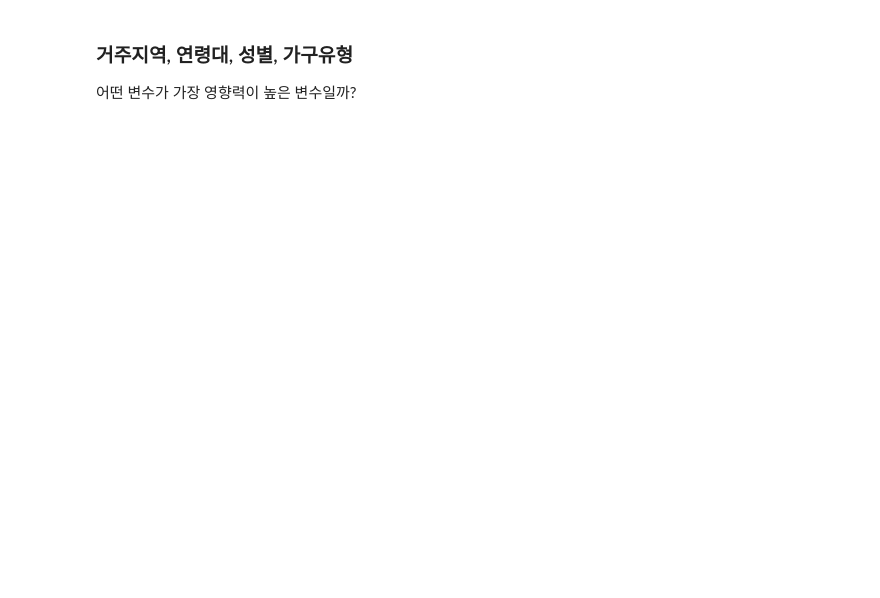
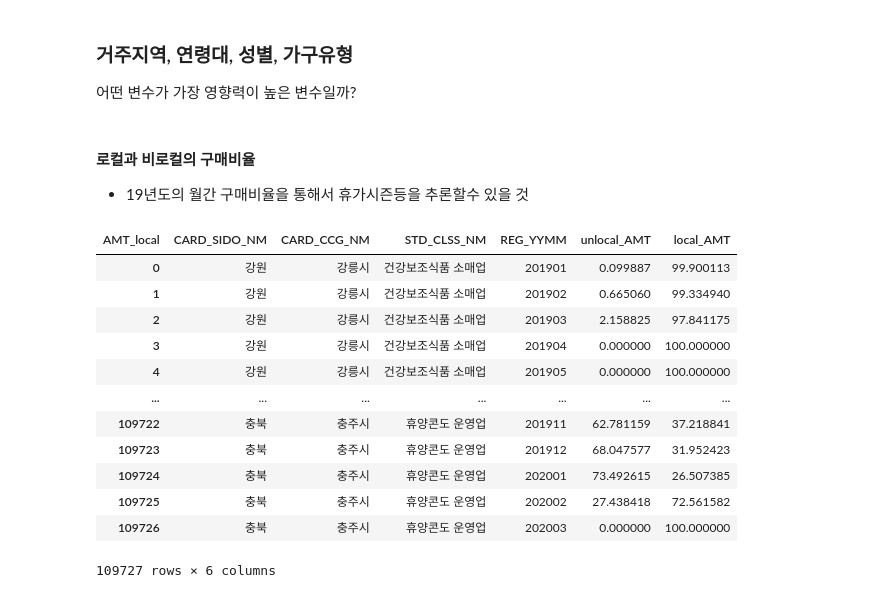
Before and after one commit to starlidust/jeju_creditcard, a Jupyter notebook: EDA_진행중.ipynb, the cells around one changed output. Saved outputs shown, nothing was run; the diff lists cells and outputs as text; code cells hidden in the pictures; blank space fills up the shorter version.

```diff
--- a/EDA_진행중.ipynb
+++ b/EDA_진행중.ipynb
@@ -906,3 +906,34 @@ sido_df
 # %% [markdown]
 ### 거주지역, 연령대, 성별, 가구유형
 어떤 변수가 가장 영향력이 높은 변수일까?
+# %% [markdown]
+#### 로컬과 비로컬의 구매비율
+* 19년도의 월간 구매비율을 통해서 휴가시즌등을 추론할수 있을 것
+# %%
+def local_rate(data):
+    data.loc[train.CARD_CCG_NM == train.HOM_CCG_NM,'AMT_local'] = 1
+    data.loc[train.CARD_CCG_NM != train.HOM_CCG_NM,'AMT_local'] = 0
+    sample = data.pivot_table(index = ['CARD_SIDO_NM','CARD_CCG_NM','STD_CLSS_NM','REG_YYMM'],columns = 'AMT_local',values = 'AMT',aggfunc = 'sum',fill_value= 0).reset_index()
+    sample['unlocal_AMT'] = sample[0.0]/(sample[0.0] +sample[1.0]) *100
+    sample['local_AMT'] = sample[1.0]/(sample[0.0] +sample[1.0]) *100
+    sample.drop([0.0,1.0],axis=1, inplace= True)
+
+    return sample
+# %%
+local_rate_df = local_rate(train)
+# %%
+local_rate_df
+# %% [output]
+| AMT_local | CARD_SIDO_NM | CARD_CCG_NM | STD_CLSS_NM | REG_YYMM | unlocal_AMT | local_AMT |
+| 0 | 강원 | 강릉시 | 건강보조식품 소매업 | 201901 | 0.099887 | 99.900113 |
+| 1 | 강원 | 강릉시 | 건강보조식품 소매업 | 201902 | 0.665060 | 99.334940 |
+| 2 | 강원 | 강릉시 | 건강보조식품 소매업 | 201903 | 2.158825 | 97.841175 |
+| 3 | 강원 | 강릉시 | 건강보조식품 소매업 | 201904 | 0.000000 | 100.000000 |
+| 4 | 강원 | 강릉시 | 건강보조식품 소매업 | 201905 | 0.000000 | 100.000000 |
+| ... | ... | ... | ... | ... | ... | ... |
+| 109722 | 충북 | 충주시 | 휴양콘도 운영업 | 201911 | 62.781159 | 37.218841 |
+| 109723 | 충북 | 충주시 | 휴양콘도 운영업 | 201912 | 68.047577 | 31.952423 |
+| 109724 | 충북 | 충주시 | 휴양콘도 운영업 | 202001 | 73.492615 | 26.507385 |
+| 109725 | 충북 | 충주시 | 휴양콘도 운영업 | 202002 | 27.438418 | 72.561582 |
+| 109726 | 충북 | 충주시 | 휴양콘도 운영업 | 202003 | 0.000000 | 100.000000 |
+109727 rows × 6 columns
```
Also changed, not shown: parts of 9 cells of this notebook, 5 other files.
